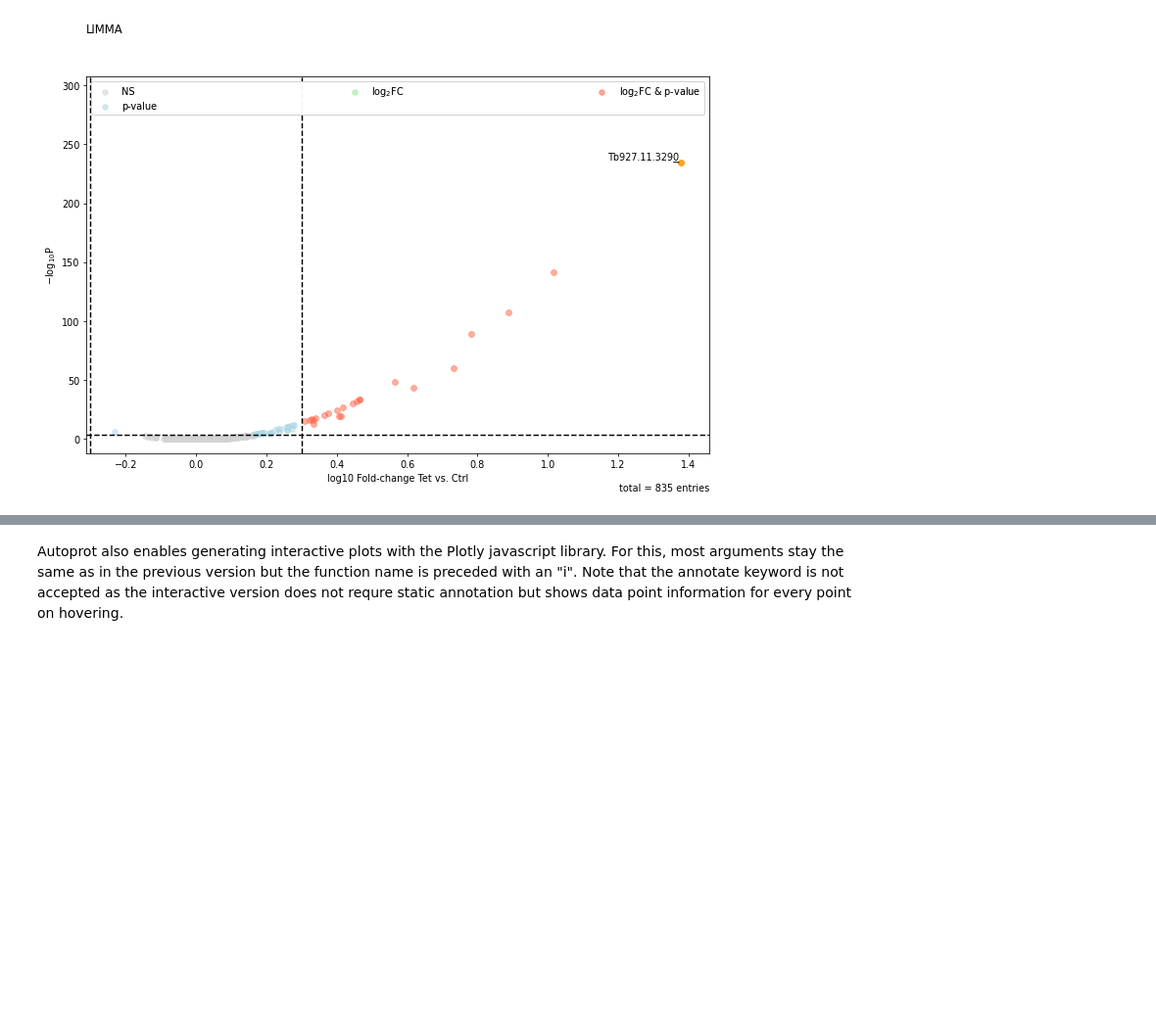
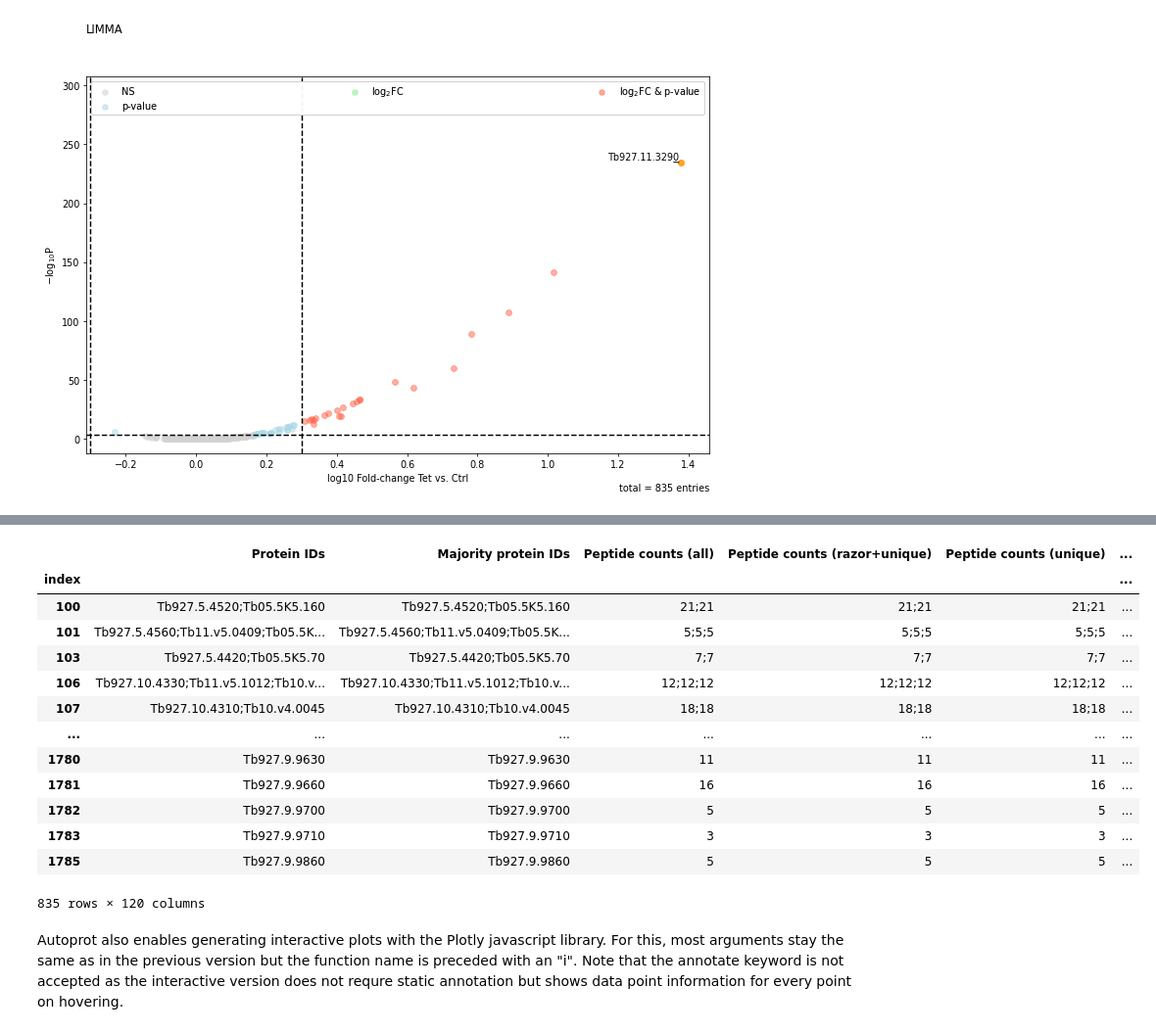
Before and after one commit to ag-warscheid/autoprot, a Jupyter notebook: examples/01_ap-ms.ipynb, the cells around one changed output, grey strips where cells are left out. Shown at 98% size. Saved outputs shown, nothing was run; the diff lists cells and outputs as text; code cells hidden in the pictures; blank space fills up the shorter version.

```diff
--- a/examples/01_ap-ms.ipynb
+++ b/examples/01_ap-ms.ipynb
@@ -193,3 +198,20 @@ plt.tight_layout()
+# %%
+pg
+# %% [output]
+|  | Protein IDs | Majority protein IDs | Peptide counts (all) | Peptide counts (razor+unique) | Peptide counts (unique) | ... |
+| index |  |  |  |  |  | ... |
+| 100 | Tb927.5.4520;Tb05.5K5.160 | Tb927.5.4520;Tb05.5K5.160 | 21;21 | 21;21 | 21;21 | ... |
+| 101 | Tb927.5.4560;Tb11.v5.0409;Tb05.5K... | Tb927.5.4560;Tb11.v5.0409;Tb05.5K... | 5;5;5 | 5;5;5 | 5;5;5 | ... |
+| 103 | Tb927.5.4420;Tb05.5K5.70 | Tb927.5.4420;Tb05.5K5.70 | 7;7 | 7;7 | 7;7 | ... |
+| 106 | Tb927.10.4330;Tb11.v5.1012;Tb10.v... | Tb927.10.4330;Tb11.v5.1012;Tb10.v... | 12;12;12 | 12;12;12 | 12;12;12 | ... |
+| 107 | Tb927.10.4310;Tb10.v4.0045 | Tb927.10.4310;Tb10.v4.0045 | 18;18 | 18;18 | 18;18 | ... |
+| ... | ... | ... | ... | ... | ... | ... |
+| 1780 | Tb927.9.9630 | Tb927.9.9630 | 11 | 11 | 11 | ... |
+| 1781 | Tb927.9.9660 | Tb927.9.9660 | 16 | 16 | 16 | ... |
+| 1782 | Tb927.9.9700 | Tb927.9.9700 | 5 | 5 | 5 | ... |
+| 1783 | Tb927.9.9710 | Tb927.9.9710 | 3 | 3 | 3 | ... |
+| 1785 | Tb927.9.9860 | Tb927.9.9860 | 5 | 5 | 5 | ... |
+835 rows × 120 columns
 # %% [markdown]
 Autoprot also enables generating interactive plots with the Plotly javascript library. For this, most arguments stay the same as in the previous version but the function name is preceded with an "i". Note that the annotate keyword is not accepted as the interactive version does not requre static annotation but shows data point information for every point on hovering.
 # %%
```
Also changed, not shown: parts of 2 cells of this notebook, 2 other files.
